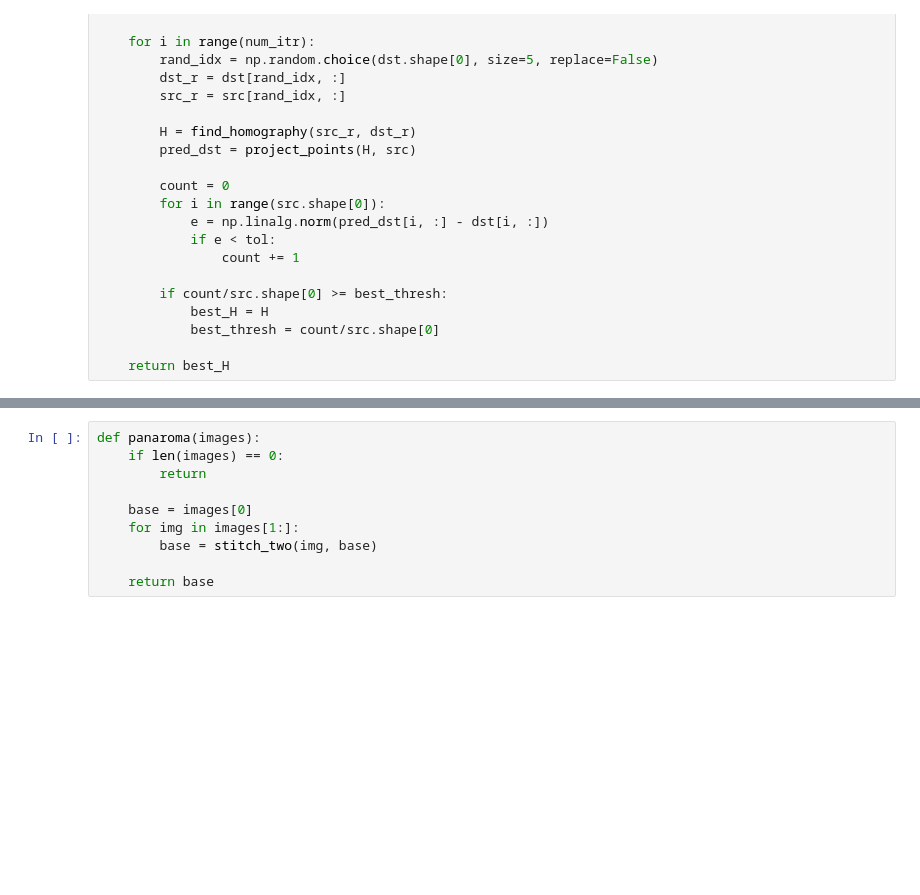
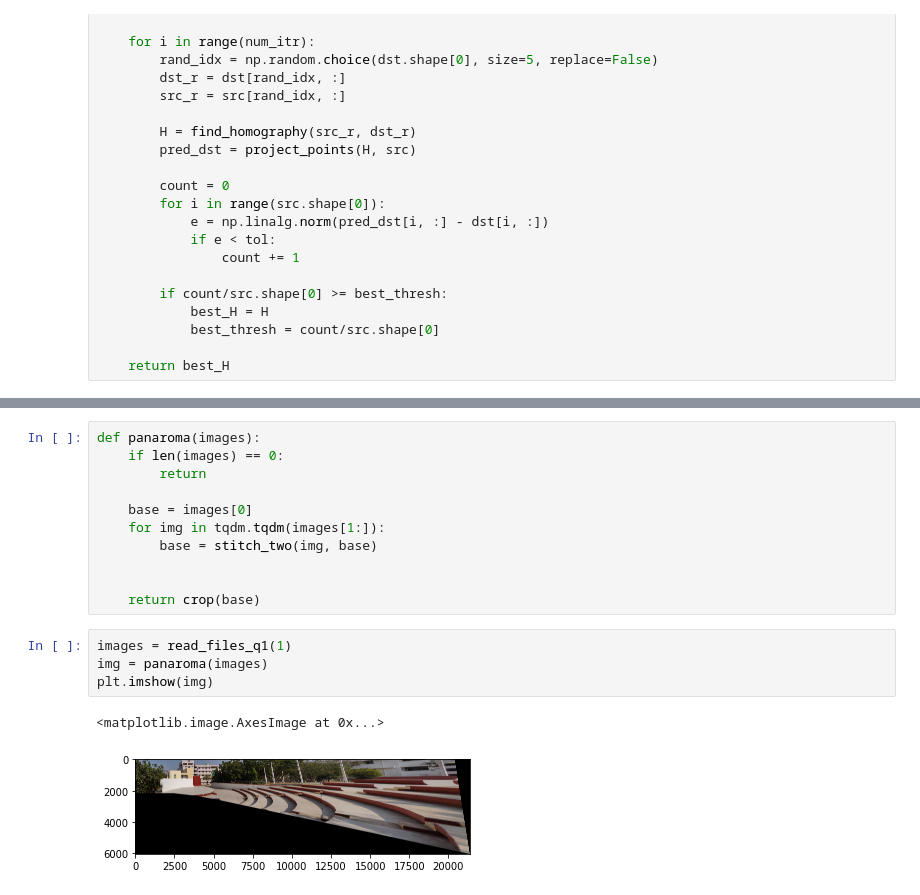
Before and after one commit to jiviteshjain/image-stitching-and-matching, a Jupyter notebook: src/Assignment2.ipynb, the cells around one changed output, grey strips where cells are left out. Drawn from its saved outputs; the diff is of its cells as text; blank space fills up the shorter version.

```diff
--- a/src/Assignment2.ipynb
+++ b/src/Assignment2.ipynb
@@ -135,7 +163,15 @@ def panaroma(images):
         return
 
     base = images[0]
-    for img in images[1:]:
+    for img in tqdm.tqdm(images[1:]):
         base = stitch_two(img, base)
 
-    return base
+
+    return crop(base)
+# %%
+images = read_files_q1(1)
+img = panaroma(images)
+plt.imshow(img)
+# %% [output]
+<matplotlib.image.AxesImage at 0x...>
+[figure, added]
```
Also changed, not shown: parts of 7 cells of this notebook.
